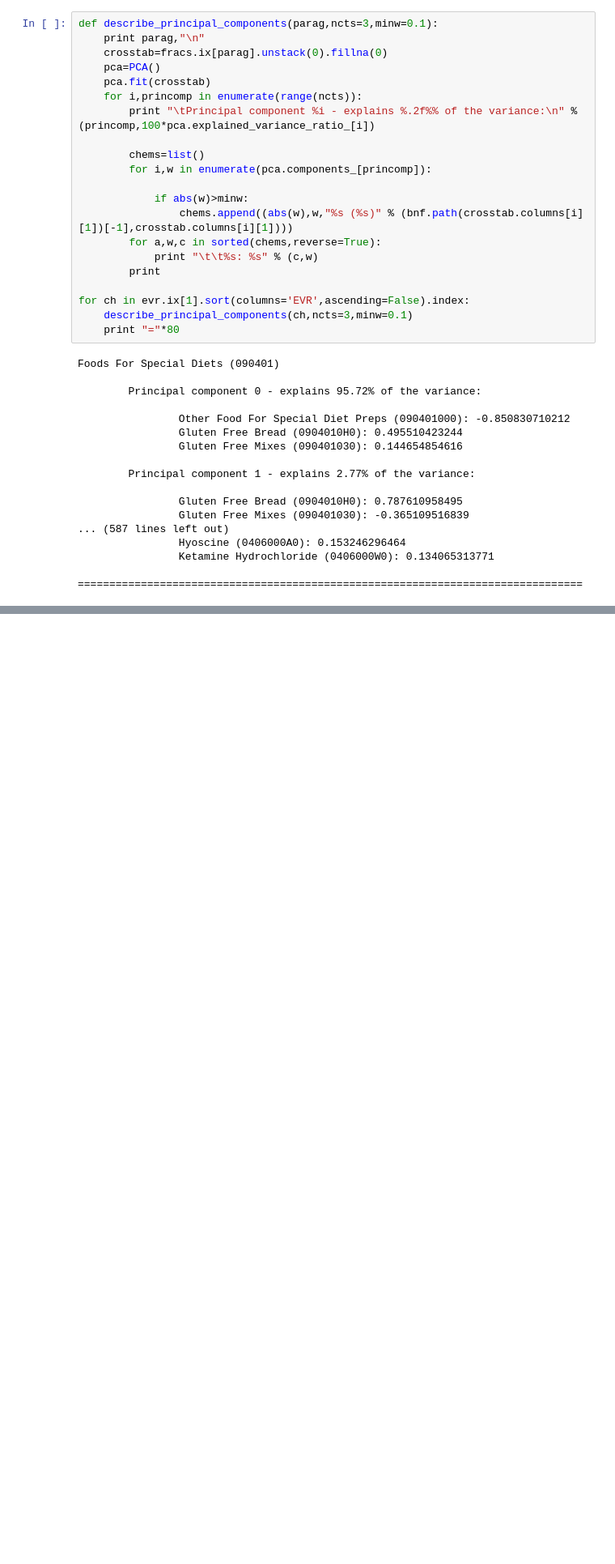
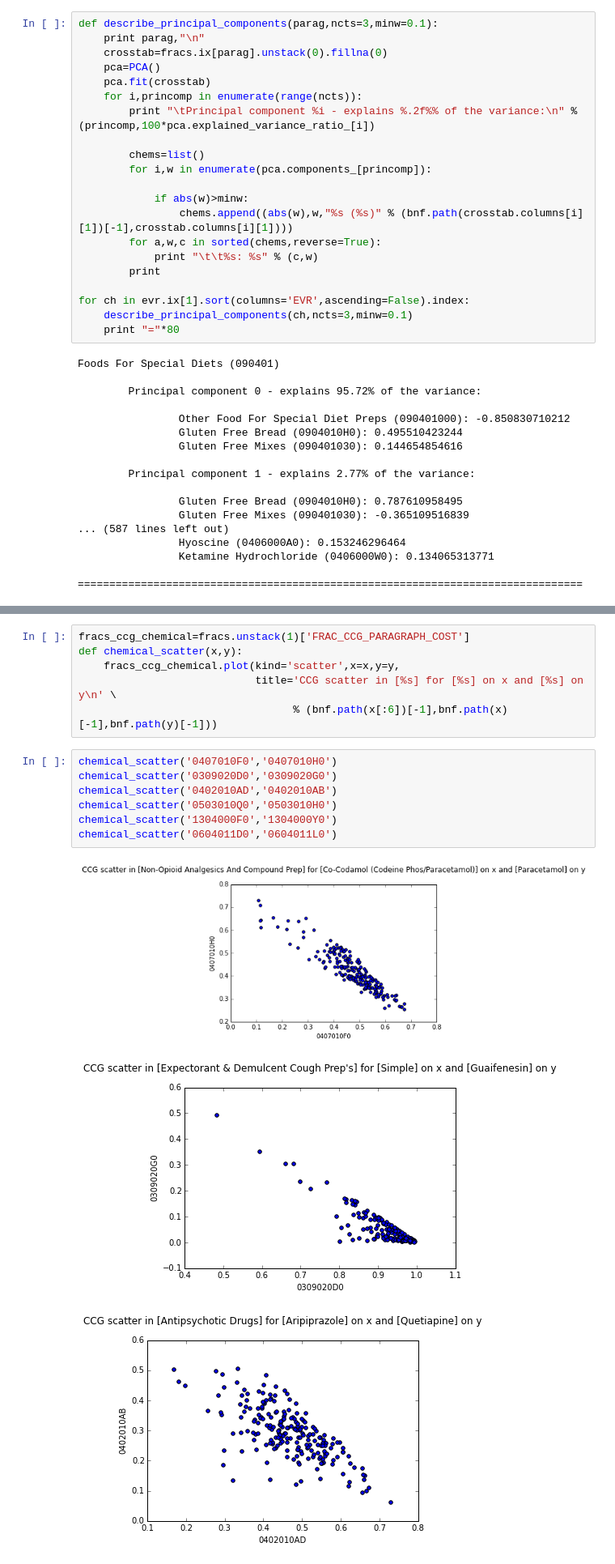
Before and after one commit to tdbudden/hscictools, a Jupyter notebook: notebooks/Chemical cost structure of the BNF paragraphs via PCA.ipynb, the cells around one changed output, grey strips where cells are left out. Shown at 81% size. Cells and saved outputs as stored; diff of their text form; blank space fills up the shorter version.

Commit message:
added scatter plots for anti correlated pairs of chemicals

```diff
--- a/notebooks/Chemical cost structure of the BNF paragraphs via PCA.ipynb
+++ b/notebooks/Chemical cost structure of the BNF paragraphs via PCA.ipynb
@@ -210,0 +215,17 @@ Foods For Special Diets (090401)
+# %%
+fracs_ccg_chemical=fracs.unstack(1)['FRAC_CCG_PARAGRAPH_COST']
+def chemical_scatter(x,y):
+    fracs_ccg_chemical.plot(kind='scatter',x=x,y=y,
+                            title='CCG scatter in [%s] for [%s] on x and [%s] on y\n' \
+                                  % (bnf.path(x[:6])[-1],bnf.path(x)[-1],bnf.path(y)[-1]))
+# %%
+chemical_scatter('0407010F0','0407010H0')
+chemical_scatter('0309020D0','0309020G0')
+chemical_scatter('0402010AD','0402010AB')
+chemical_scatter('0503010Q0','0503010H0')
+chemical_scatter('1304000F0','1304000Y0')
+chemical_scatter('0604011D0','0604011L0')
+# %% [output]
+[figure, added]
+[figure, added]
+[figure, added]
```
Also changed, not shown: parts of 3 cells of this notebook.
